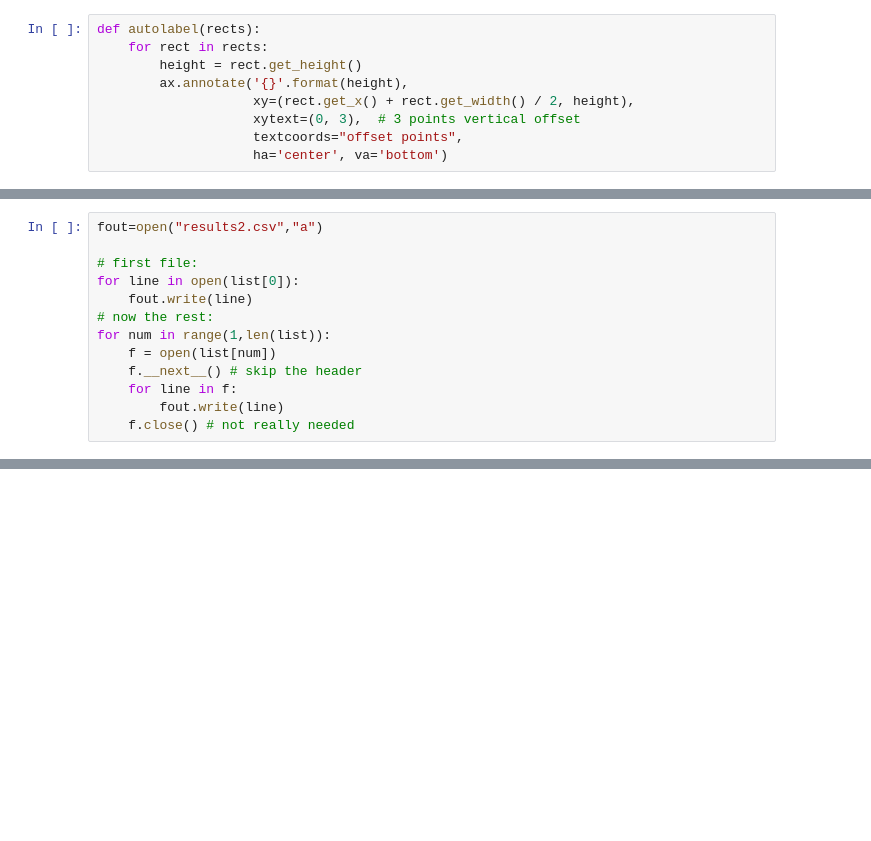
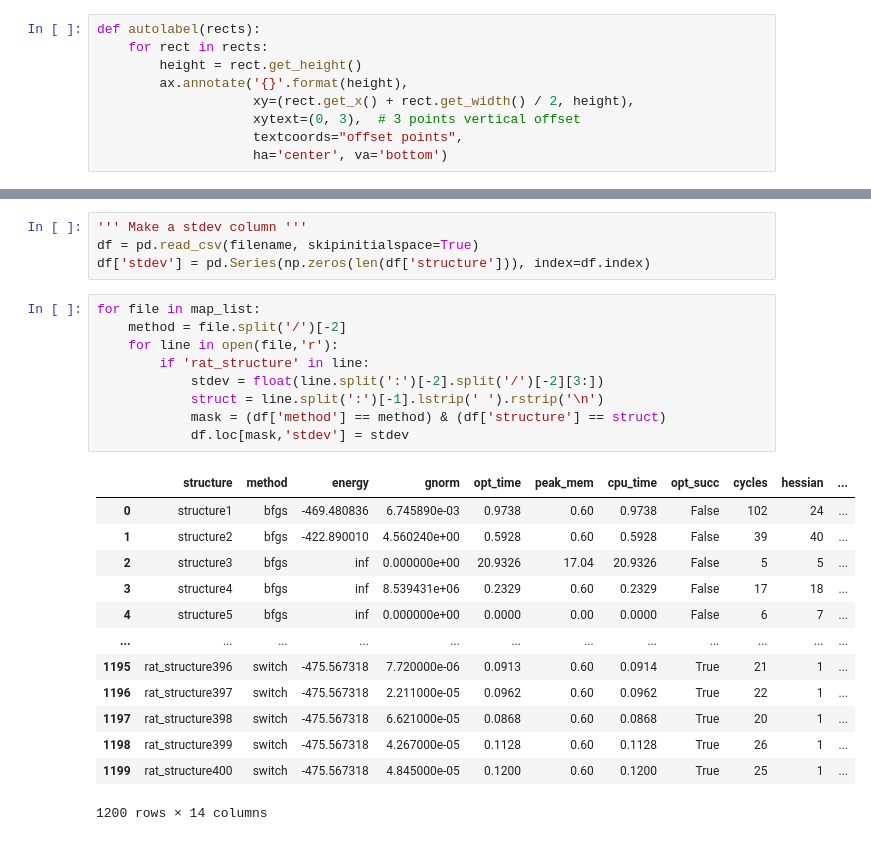
Before and after one commit to sanantoniochili/Switch_Implementation, a Jupyter notebook: Read Results.ipynb, the cells around one changed output, grey strips where cells are left out. Cells and saved outputs as stored; diff of their text form; blank space fills up the shorter version.

```diff
--- a/Read Results.ipynb
+++ b/Read Results.ipynb
@@ -28,13 +102,0 @@ print(list)
-# %%
-fout=open("results2.csv","a")
-
-# first file:
-for line in open(list[0]):
-	fout.write(line)
-# now the rest:
-for num in range(1,len(list)):
-	f = open(list[num])
-	f.__next__() # skip the header
-	for line in f:
-		fout.write(line)
-	f.close() # not really needed
@@ -137,3 +103,30 @@ plt.show()
+# %%
+''' Make a stdev column '''
+df = pd.read_csv(filename, skipinitialspace=True)
+df['stdev'] = pd.Series(np.zeros(len(df['structure'])), index=df.index)
+# %%
+for file in map_list:
+    method = file.split('/')[-2]
+    for line in open(file,'r'):
+        if 'rat_structure' in line:
+            stdev = float(line.split(':')[-2].split('/')[-2][3:])
+            struct = line.split(':')[-1].lstrip(' ').rstrip('\n')
+            mask = (df['method'] == method) & (df['structure'] == struct)
+            df.loc[mask,'stdev'] = stdev
+# %% [output]
+|  | structure | method | energy | gnorm | opt_time | peak_mem | cpu_time | opt_succ | cycles | hessian | ... |
+| 0 | structure1 | bfgs | -469.480836 | 6.745890e-03 | 0.9738 | 0.60 | 0.9738 | False | 102 | 24 | ... |
+| 1 | structure2 | bfgs | -422.890010 | 4.560240e+00 | 0.5928 | 0.60 | 0.5928 | False | 39 | 40 | ... |
+| 2 | structure3 | bfgs | inf | 0.000000e+00 | 20.9326 | 17.04 | 20.9326 | False | 5 | 5 | ... |
+| 3 | structure4 | bfgs | inf | 8.539431e+06 | 0.2329 | 0.60 | 0.2329 | False | 17 | 18 | ... |
+| 4 | structure5 | bfgs | inf | 0.000000e+00 | 0.0000 | 0.00 | 0.0000 | False | 6 | 7 | ... |
+| ... | ... | ... | ... | ... | ... | ... | ... | ... | ... | ... | ... |
+| 1195 | rat_structure396 | switch | -475.567318 | 7.720000e-06 | 0.0913 | 0.60 | 0.0914 | True | 21 | 1 | ... |
+| 1196 | rat_structure397 | switch | -475.567318 | 2.211000e-05 | 0.0962 | 0.60 | 0.0962 | True | 22 | 1 | ... |
+| 1197 | rat_structure398 | switch | -475.567318 | 6.621000e-05 | 0.0868 | 0.60 | 0.0868 | True | 20 | 1 | ... |
+| 1198 | rat_structure399 | switch | -475.567318 | 4.267000e-05 | 0.1128 | 0.60 | 0.1128 | True | 26 | 1 | ... |
+| 1199 | rat_structure400 | switch | -475.567318 | 4.845000e-05 | 0.1200 | 0.60 | 0.1200 | True | 25 | 1 | ... |
+1200 rows × 14 columns
 # %%
 ''' Optimisation time per method (diff no. of total structures) '''
 
```
Also changed, not shown: parts of 10 cells of this notebook, 2 other files.
